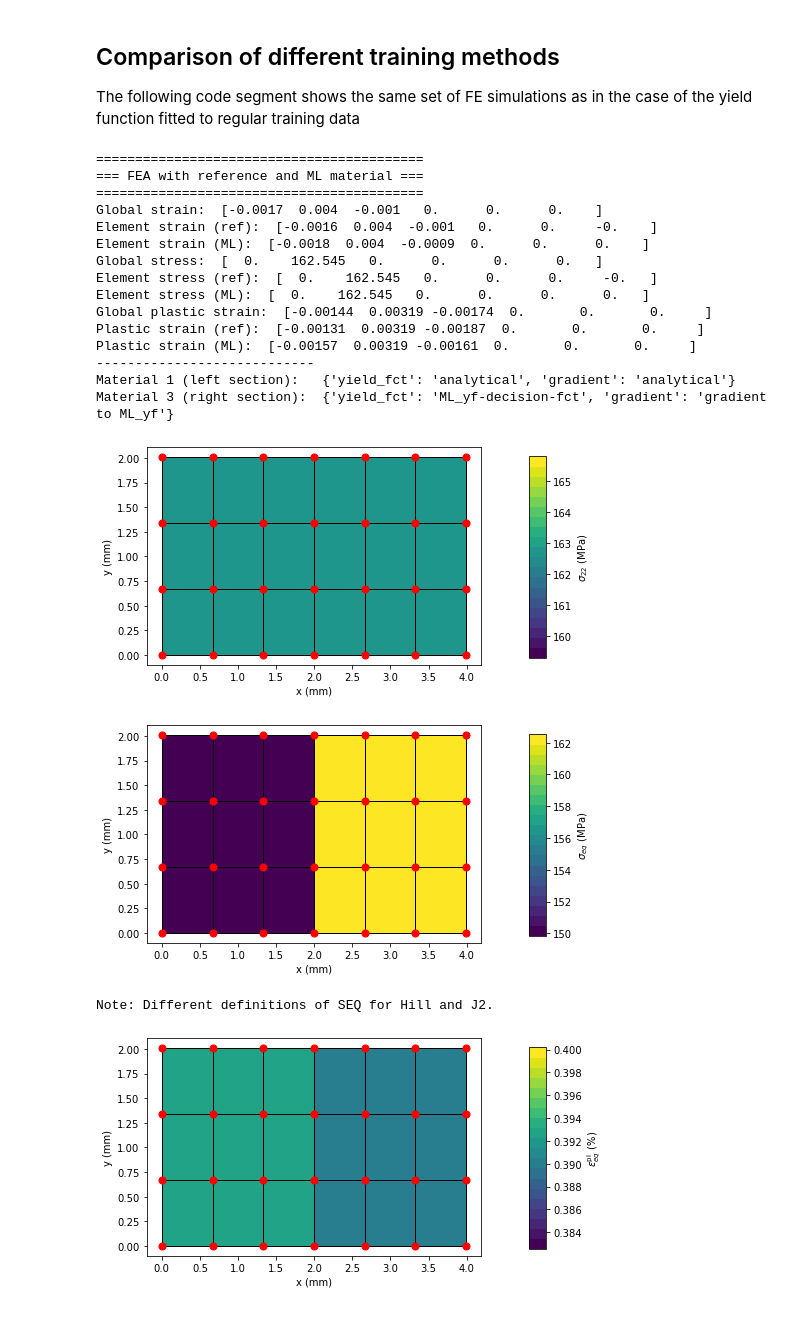
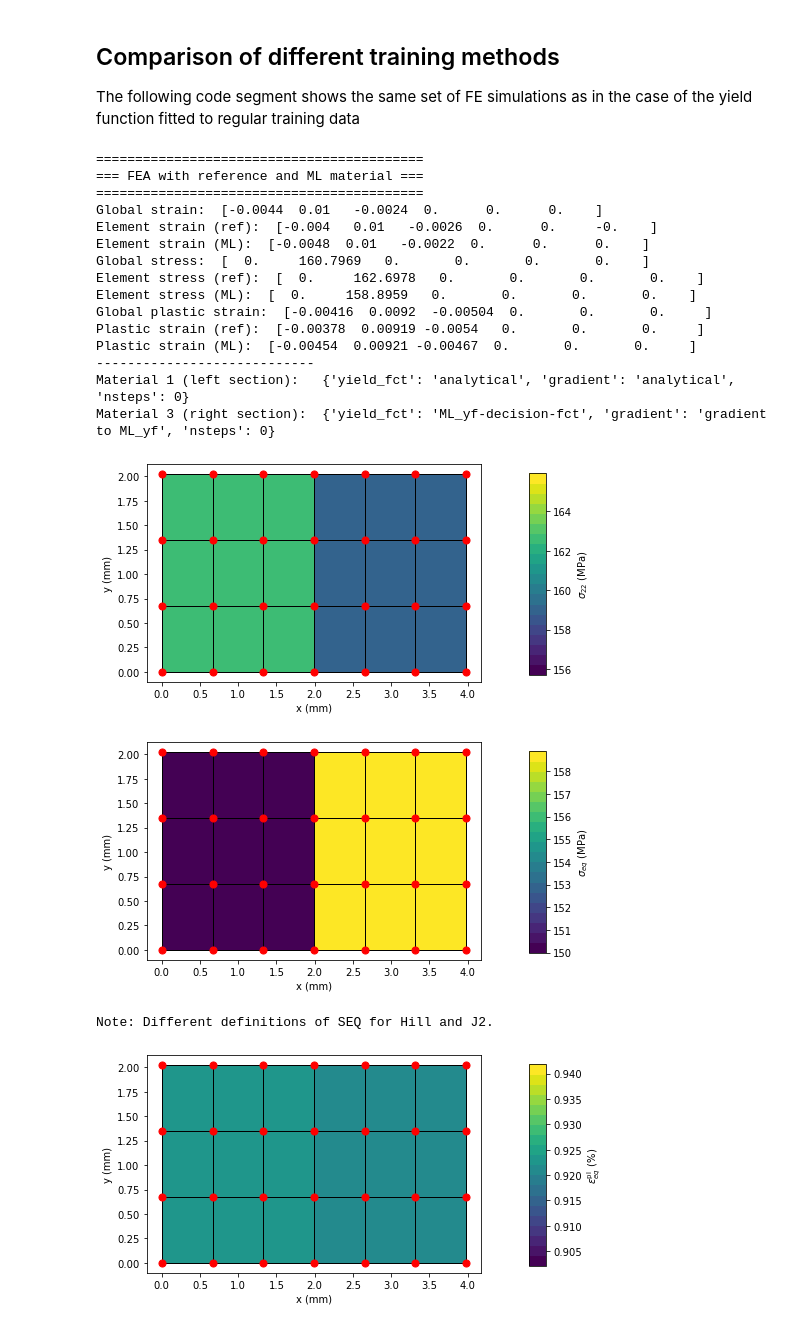
Before and after one commit to AHartmaier/pyLabFEA, a Jupyter notebook: notebooks/pyLabFEA_ML-FlowRule-Hill.ipynb, the cells around one changed output. Drawn from its saved outputs; the diff is of its cells as text; code cells hidden in the pictures.

```diff
--- a/notebooks/pyLabFEA_ML-FlowRule-Hill.ipynb
+++ b/notebooks/pyLabFEA_ML-FlowRule-Hill.ipynb
@@ -504,48 +506,48 @@ print('=== FEA with reference and ML material ===')
 print('==========================================')
 fem.assign([mat_h, mat3])  # create a model with trained ML-flow rule (mat_h) and reference material (mat3)
 fem.bcleft(0.)
 fem.bcbot(0.)
 fem.bcright(0., 'force')   # free right edge
-fem.bctop(0.004*fem.leny, 'disp')  # apply displacement at top nodes (uniax y-stress)
+fem.bctop(0.01*fem.leny, 'disp')  # apply displacement at top nodes (uniax y-stress)
 fem.mesh(NX=6, NY=3)
 fem.solve()
 fem.calc_global()
 print('Global strain: ', np.round(fem.glob['eps'],decimals=4))
 print('Element strain (ref): ', np.round(fem.element[0].eps,decimals=4))
 print('Element strain (ML): ', np.round(fem.element[10].eps,decimals=4))
 print('Global stress: ', np.round(fem.glob['sig'],decimals=4))
 print('Element stress (ref): ', np.round(fem.element[0].sig,decimals=4))
 print('Element stress (ML): ', np.round(fem.element[10].sig,decimals=4))
 print('Global plastic strain: ', np.round(fem.glob['epl'],decimals=5))
 print('Plastic strain (ref): ', np.round(fem.element[0].epl,decimals=5))
 print('Plastic strain (ML): ', np.round(fem.element[10].epl,decimals=5))
 print('----------------------------')
 print('Material 1 (left section):  ',mat_h.msg)
 print('Material 3 (right section): ',mat3.msg)
 
 fem.plot('stress2',mag=1)
 fem.plot('seq',mag=1)
 print('Note: Different definitions of SEQ for Hill and J2.')
 fem.plot('peeq',mag=1)
 # %% [output]
 ==========================================
 === FEA with reference and ML material ===
 ==========================================
-Global strain:  [-0.0017  0.004  -0.001   0.      0.      0.    ]
-Element strain (ref):  [-0.0016  0.004  -0.001   0.      0.     -0.    ]
-Element strain (ML):  [-0.0018  0.004  -0.0009  0.      0.      0.    ]
-Global stress:  [  0.    162.545   0.      0.      0.      0.   ]
-Element stress (ref):  [  0.    162.545   0.      0.      0.     -0.   ]
-Element stress (ML):  [  0.    162.545   0.      0.      0.      0.   ]
-Global plastic strain:  [-0.00144  0.00319 -0.00174  0.       0.       0.     ]
-Plastic strain (ref):  [-0.00131  0.00319 -0.00187  0.       0.       0.     ]
-Plastic strain (ML):  [-0.00157  0.00319 -0.00161  0.       0.       0.     ]
+Global strain:  [-0.0044  0.01   -0.0024  0.      0.      0.    ]
+Element strain (ref):  [-0.004   0.01   -0.0026  0.      0.     -0.    ]
+Element strain (ML):  [-0.0048  0.01   -0.0022  0.      0.      0.    ]
+Global stress:  [  0.     160.7969   0.       0.       0.       0.    ]
+Element stress (ref):  [  0.     162.6978   0.       0.       0.       0.    ]
+Element stress (ML):  [  0.     158.8959   0.       0.       0.       0.    ]
+Global plastic strain:  [-0.00416  0.0092  -0.00504  0.       0.       0.     ]
+Plastic strain (ref):  [-0.00378  0.00919 -0.0054   0.       0.       0.     ]
+Plastic strain (ML):  [-0.00454  0.00921 -0.00467  0.       0.       0.     ]
 ----------------------------
-Material 1 (left section):   {'yield_fct': 'analytical', 'gradient': 'analytical'}
-Material 3 (right section):  {'yield_fct': 'ML_yf-decision-fct', 'gradient': 'gradient to ML_yf'}
+Material 1 (left section):   {'yield_fct': 'analytical', 'gradient': 'analytical', 'nsteps': 0}
+Material 3 (right section):  {'yield_fct': 'ML_yf-decision-fct', 'gradient': 'gradient to ML_yf', 'nsteps': 0}
-[figure, old version]
+[figure, new version]
-[figure, old version]
+[figure, new version]
 Note: Different definitions of SEQ for Hill and J2.
-[figure, old version]
+[figure, new version]
 # %%
 print('\n\n====== Stress-Strain-Curves ======')
```
Also changed, not shown: parts of 7 cells of this notebook, 3 other files.
